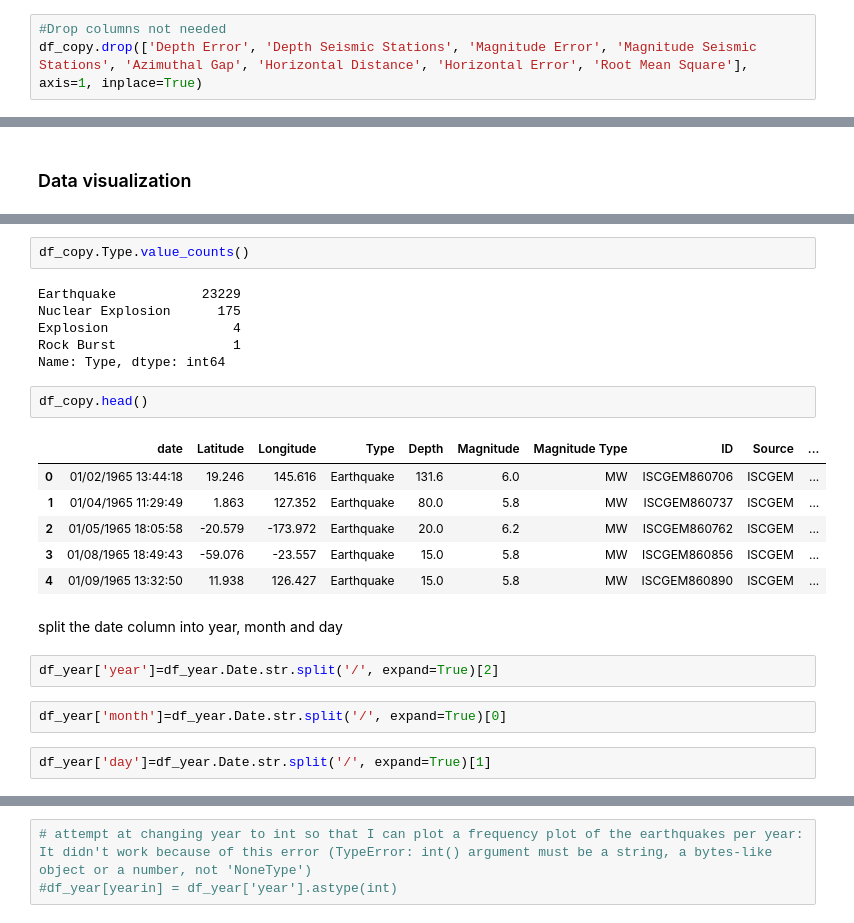
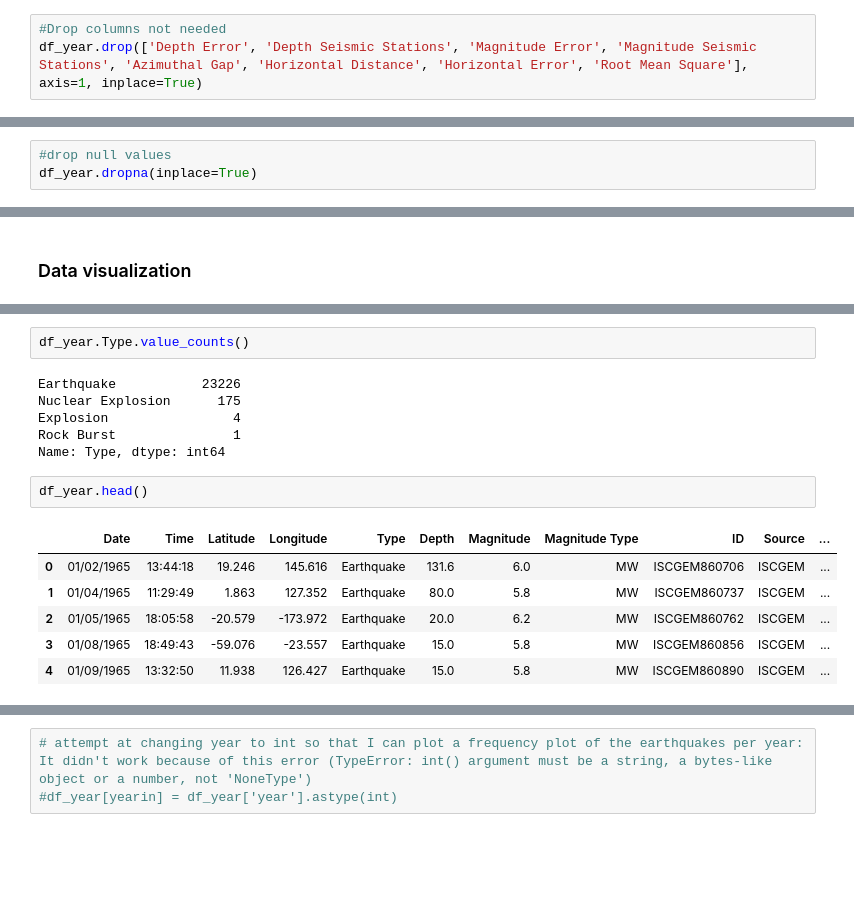
Before and after one commit to Oma-san/earthquake, a Jupyter notebook: earthquake data.ipynb, the cells around one changed output, grey strips where cells are left out. Drawn from its saved outputs; the diff is of its cells as text; blank space fills up the shorter version.

Commit message:
Did some cleaning e.g, I removed the faulty month values and did some rearranging of the jupyter notebook and visualized earthquake magnitude per month

```diff
--- a/earthquake data.ipynb
+++ b/earthquake data.ipynb
@@ -79,5 +36,5 @@ Name: Status, dtype: int64
 ### Data Cleaning
 # %%
 #Drop columns not needed
-df_copy.drop(['Depth Error', 'Depth Seismic Stations', 'Magnitude Error', 'Magnitude Seismic Stations', 'Azimuthal Gap', 'Horizontal Distance', 'Horizontal Error', 'Root Mean Square'], axis=1, inplace=True)
+df_year.drop(['Depth Error', 'Depth Seismic Stations', 'Magnitude Error', 'Magnitude Seismic Stations', 'Azimuthal Gap', 'Horizontal Distance', 'Horizontal Error', 'Root Mean Square'], axis=1, inplace=True)
 # %%
@@ -90,0 +54,3 @@ df_copy.dropna(inplace=True)
+# %%
+#drop null values
+df_year.dropna(inplace=True)
@@ -135,27 +130,19 @@ g.add_legend()
 <seaborn.axisgrid.FacetGrid at 0x...>
 [figure]
 # %%
-df_copy.Type.value_counts()
+df_year.Type.value_counts()
 # %% [output]
-Earthquake           23229
+Earthquake           23226
 Nuclear Explosion      175
 Explosion                4
 Rock Burst               1
 Name: Type, dtype: int64
 # %%
-df_copy.head()
+df_year.head()
 # %% [output]
-|  | date | Latitude | Longitude | Type | Depth | Magnitude | Magnitude Type | ID | Source | ... |
-| 0 | 01/02/1965 13:44:18 | 19.246 | 145.616 | Earthquake | 131.6 | 6.0 | MW | ISCGEM860706 | ISCGEM | ... |
-| 1 | 01/04/1965 11:29:49 | 1.863 | 127.352 | Earthquake | 80.0 | 5.8 | MW | ISCGEM860737 | ISCGEM | ... |
-| 2 | 01/05/1965 18:05:58 | -20.579 | -173.972 | Earthquake | 20.0 | 6.2 | MW | ISCGEM860762 | ISCGEM | ... |
-| 3 | 01/08/1965 18:49:43 | -59.076 | -23.557 | Earthquake | 15.0 | 5.8 | MW | ISCGEM860856 | ISCGEM | ... |
-| 4 | 01/09/1965 13:32:50 | 11.938 | 126.427 | Earthquake | 15.0 | 5.8 | MW | ISCGEM860890 | ISCGEM | ... |
+|  | Date | Time | Latitude | Longitude | Type | Depth | Magnitude | Magnitude Type | ID | Source | ... |
+| 0 | 01/02/1965 | 13:44:18 | 19.246 | 145.616 | Earthquake | 131.6 | 6.0 | MW | ISCGEM860706 | ISCGEM | ... |
+| 1 | 01/04/1965 | 11:29:49 | 1.863 | 127.352 | Earthquake | 80.0 | 5.8 | MW | ISCGEM860737 | ISCGEM | ... |
+| 2 | 01/05/1965 | 18:05:58 | -20.579 | -173.972 | Earthquake | 20.0 | 6.2 | MW | ISCGEM860762 | ISCGEM | ... |
+| 3 | 01/08/1965 | 18:49:43 | -59.076 | -23.557 | Earthquake | 15.0 | 5.8 | MW | ISCGEM860856 | ISCGEM | ... |
+| 4 | 01/09/1965 | 13:32:50 | 11.938 | 126.427 | Earthquake | 15.0 | 5.8 | MW | ISCGEM860890 | ISCGEM | ... |
-# %% [markdown]
-split the date column into year, month and day
-# %%
-df_year['year']=df_year.Date.str.split('/', expand=True)[2]
-# %%
-df_year['month']=df_year.Date.str.split('/', expand=True)[0]
-# %%
-df_year['day']=df_year.Date.str.split('/', expand=True)[1]
```
Also changed, not shown: parts of 25 cells of this notebook.
